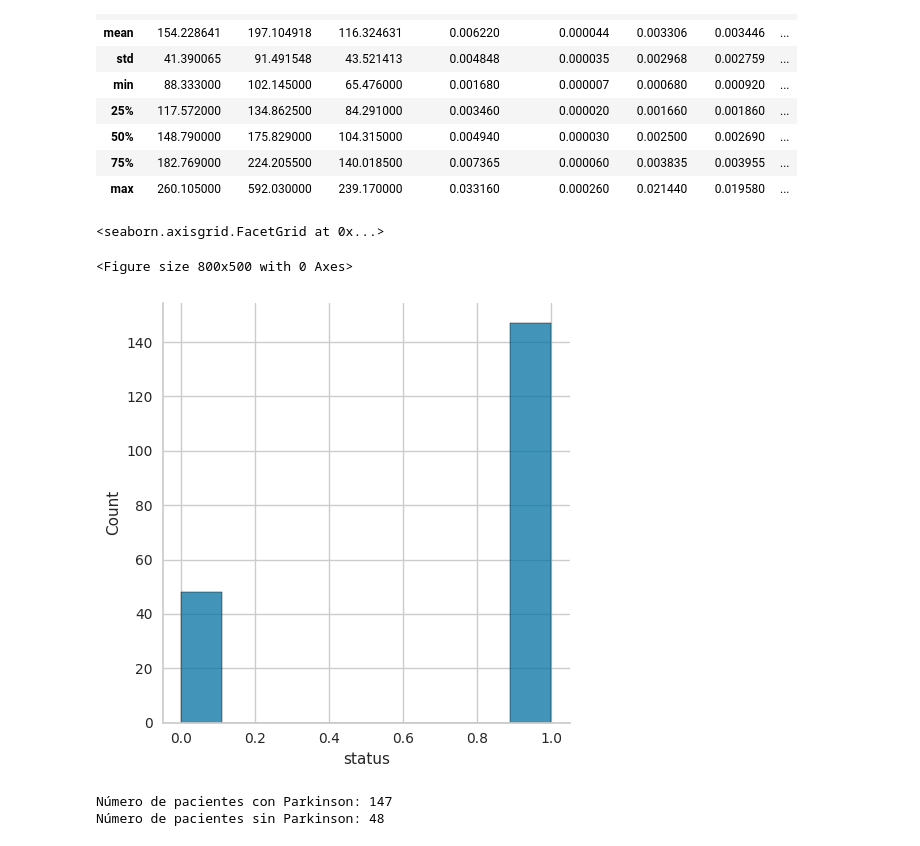
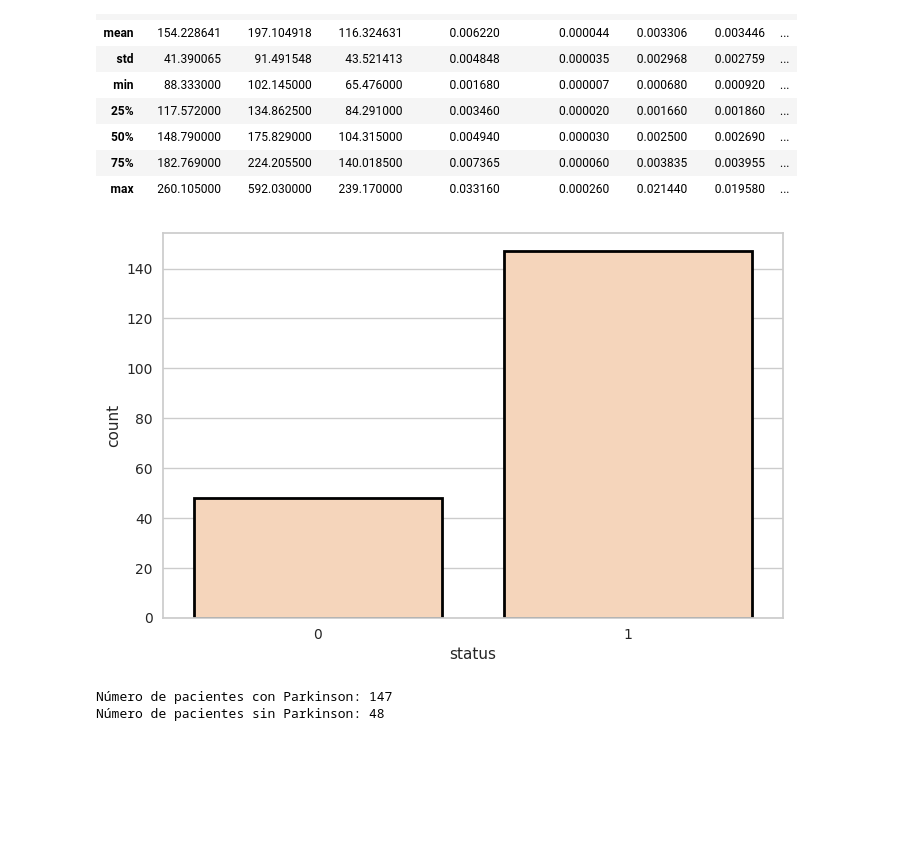
Before and after one commit to Toni2Morales/PrediccionParkinson, a Jupyter notebook: notebooks/Parkinson.ipynb, the cells around one changed output. Drawn from its saved outputs; the diff is of its cells as text; code cells hidden in the pictures; blank space fills up the shorter version.

```diff
--- a/notebooks/Parkinson.ipynb
+++ b/notebooks/Parkinson.ipynb
@@ -94,11 +96,9 @@ DataPrincipal.describe()
 | max | 260.105000 | 592.030000 | 239.170000 | 0.033160 | 0.000260 | 0.021440 | 0.019580 | ... |
 # %%
 plt.figure(figsize = (8,5))
-sns.displot(x = DataPrincipal["status"], kde = False)
+sns.countplot(data = DataPrincipal, x = "status", color = "#ffd4b1", edgecolor = "black", linewidth = 2);
 # %% [output]
-<seaborn.axisgrid.FacetGrid at 0x...>
-<Figure size 800x500 with 0 Axes>
-[figure, old version]
+[figure, new version]
 # %%
 print("Número de pacientes con Parkinson:", DataPrincipal[DataPrincipal["status"] == 1]["status"].count())
 print("Número de pacientes sin Parkinson:", DataPrincipal[DataPrincipal["status"] == 0]["status"].count())
```
Also changed, not shown: parts of 95 cells of this notebook, 15 other files.
